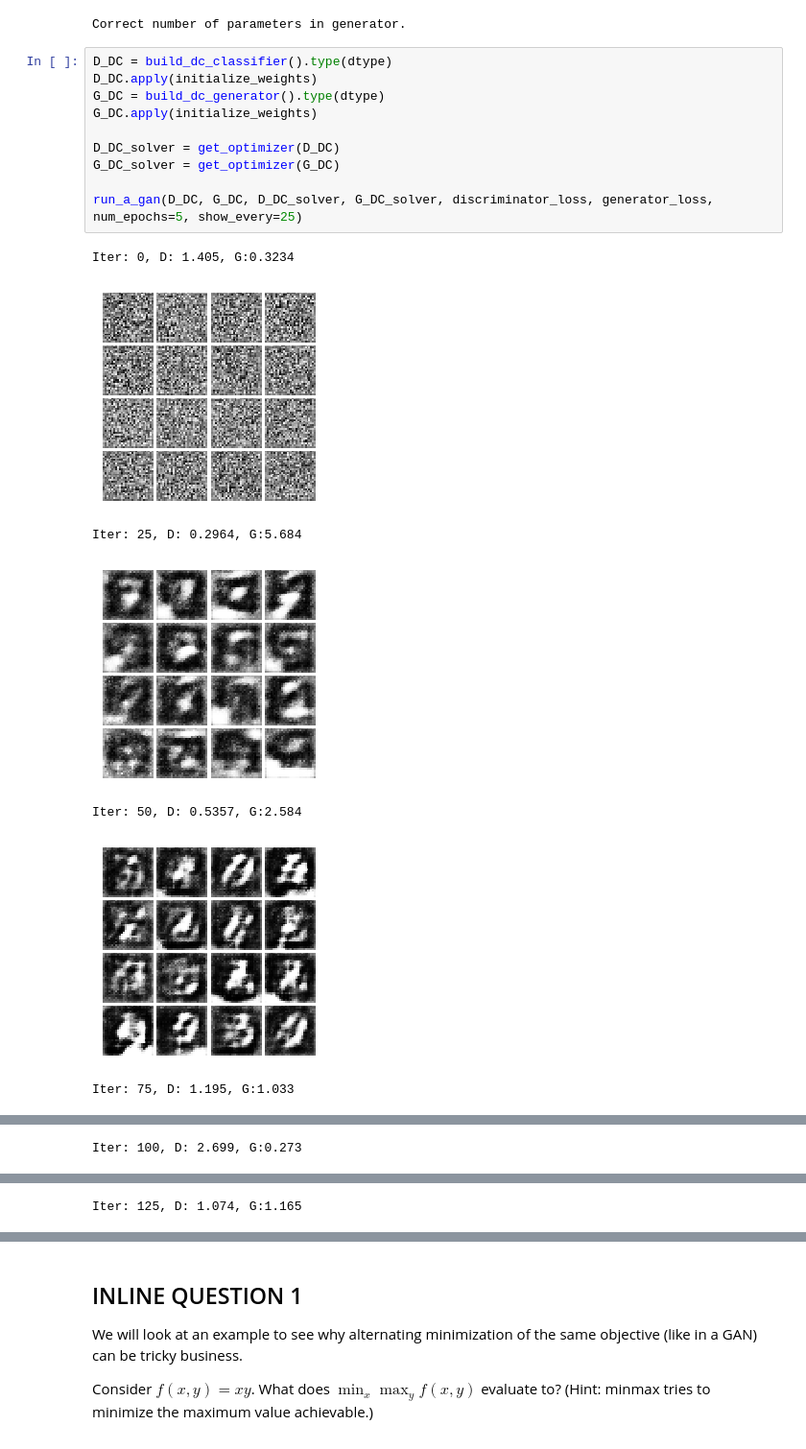
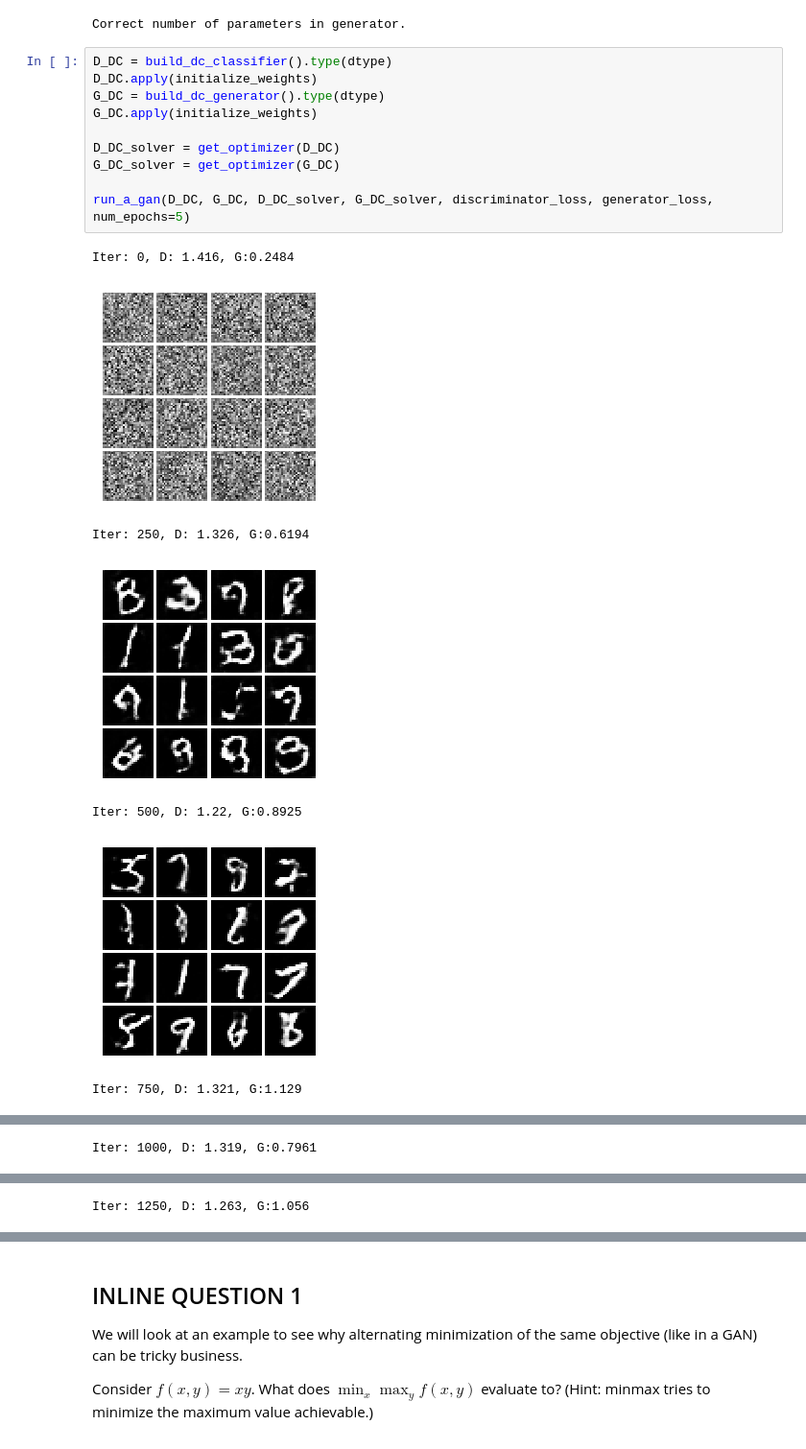
Before and after one commit to avivrosenberg/deep-learning-hw2, a Jupyter notebook: GANs.ipynb, the cells around one changed output, grey strips where cells are left out. Shown: that part at 96% size. Cells and saved outputs as stored; diff of their text form.

```diff
--- a/GANs.ipynb
+++ b/GANs.ipynb
@@ -738,18 +738,18 @@ Correct number of parameters in generator.
 # %%
 D_DC = build_dc_classifier().type(dtype)
 D_DC.apply(initialize_weights)
 G_DC = build_dc_generator().type(dtype)
 G_DC.apply(initialize_weights)
 
 D_DC_solver = get_optimizer(D_DC)
 G_DC_solver = get_optimizer(G_DC)
 
-run_a_gan(D_DC, G_DC, D_DC_solver, G_DC_solver, discriminator_loss, generator_loss, num_epochs=5, show_every=25)
+run_a_gan(D_DC, G_DC, D_DC_solver, G_DC_solver, discriminator_loss, generator_loss, num_epochs=5)
 # %% [output]
-Iter: 0, D: 1.405, G:0.3234
+Iter: 0, D: 1.416, G:0.2484
-[figure, old version]
+[figure, new version]
-Iter: 25, D: 0.2964, G:5.684
+Iter: 250, D: 1.326, G:0.6194
-[figure, old version]
+[figure, new version]
-Iter: 50, D: 0.5357, G:2.584
+Iter: 500, D: 1.22, G:0.8925
-[figure, old version]
+[figure, new version]
-Iter: 75, D: 1.195, G:1.033
+Iter: 750, D: 1.321, G:1.129
@@ -757 +757 @@ Iter: 75, D: 1.195, G:1.033
-Iter: 100, D: 2.699, G:0.273
+Iter: 1000, D: 1.319, G:0.7961
@@ -759 +759 @@ Iter: 100, D: 2.699, G:0.273
-Iter: 125, D: 1.074, G:1.165
+Iter: 1250, D: 1.263, G:1.056
```
Also changed, not shown: parts of 1 cell of this notebook.
